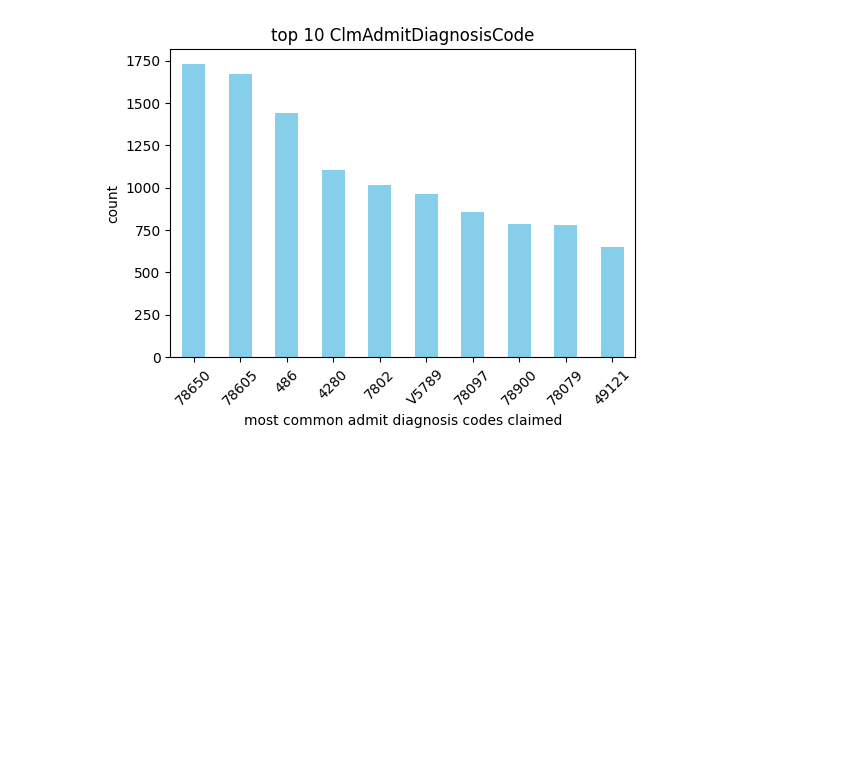
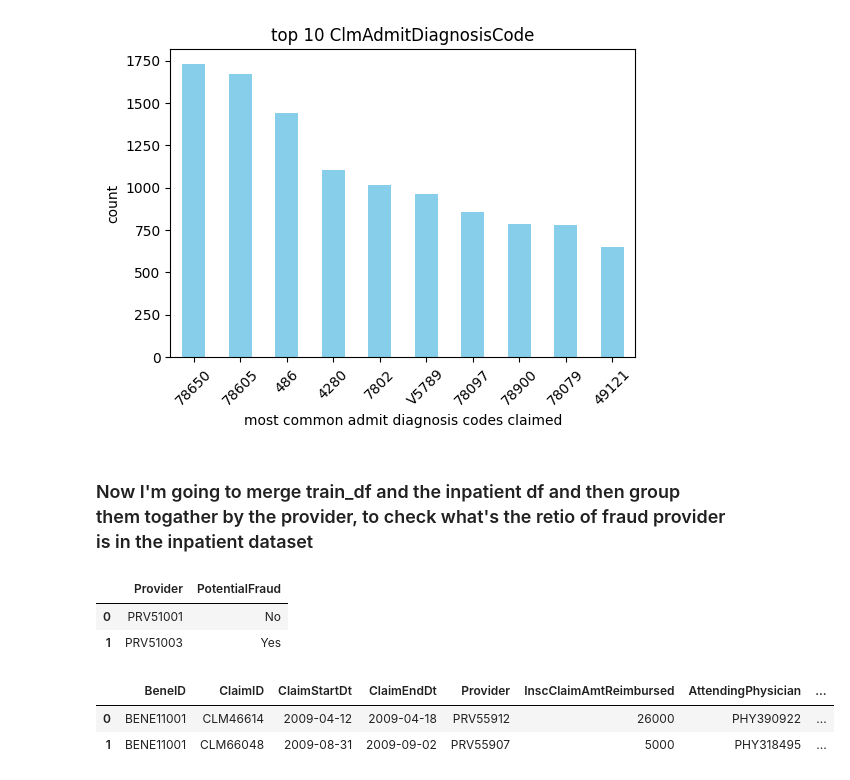
Before and after one commit to ChTomer/MyCapstone, a Jupyter notebook: HealthCareFraudProjectPitch/2inpatiant.ipynb, the cells around one changed output. Cells and saved outputs as stored; diff of their text form; code cells hidden in the pictures; blank space fills up the shorter version.

```diff
--- a/HealthCareFraudProjectPitch/2inpatiant.ipynb
+++ b/HealthCareFraudProjectPitch/2inpatiant.ipynb
@@ -697,3 +698,17 @@ plt.xticks(rotation=45)
 plt.show()
 # %% [output]
 [figure]
+# %% [markdown]
+### Now I'm going to merge train_df and the inpatient df and then group them togather by the provider, to check what's the retio of fraud provider is in the inpatient dataset
+# %%
+train_df.head(2)
+# %% [output]
+|  | Provider | PotentialFraud |
+| 0 | PRV51001 | No |
+| 1 | PRV51003 | Yes |
+# %%
+df.head(2)
+# %% [output]
+|  | BeneID | ClaimID | ClaimStartDt | ClaimEndDt | Provider | InscClaimAmtReimbursed | AttendingPhysician | ... |
+| 0 | BENE11001 | CLM46614 | 2009-04-12 | 2009-04-18 | PRV55912 | 26000 | PHY390922 | ... |
+| 1 | BENE11001 | CLM66048 | 2009-08-31 | 2009-09-02 | PRV55907 | 5000 | PHY318495 | ... |
```
Also changed, not shown: parts of 10 cells of this notebook, 2 other files.
